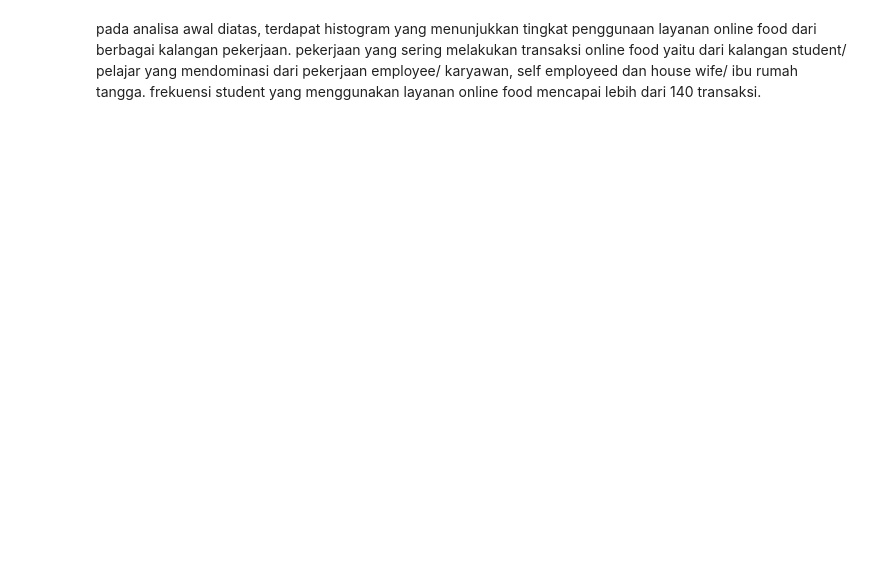
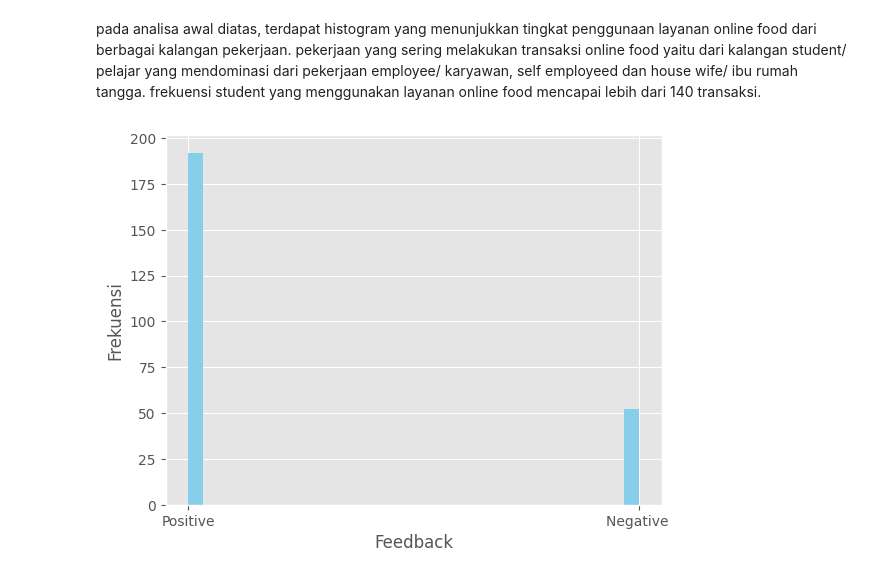
Before and after one commit to satriadhapa/aplikasi-python, a Jupyter notebook: analisis_food_details.ipynb, the cells around one changed output. Cells and saved outputs as stored; diff of their text form; code cells hidden in the pictures; blank space fills up the shorter version.

```diff
--- a/analisis_food_details.ipynb
+++ b/analisis_food_details.ipynb
@@ -109,2 +102,9 @@ plt.show()
 # %% [markdown]
 pada analisa awal diatas, terdapat histogram yang menunjukkan tingkat penggunaan layanan online food dari berbagai kalangan pekerjaan. pekerjaan yang sering melakukan transaksi online food yaitu dari kalangan student/ pelajar yang mendominasi dari pekerjaan employee/ karyawan, self employeed dan house wife/ ibu rumah tangga. frekuensi student yang menggunakan layanan online food mencapai lebih dari 140 transaksi.
+# %%
+plt.hist(data['Feedback'], bins = 30, color ='skyblue')
+plt.xlabel("Feedback")
+plt.ylabel("Frekuensi")
+plt.show()
+# %% [output]
+[figure, added]
```
Also changed, not shown: parts of 19 cells of this notebook.
